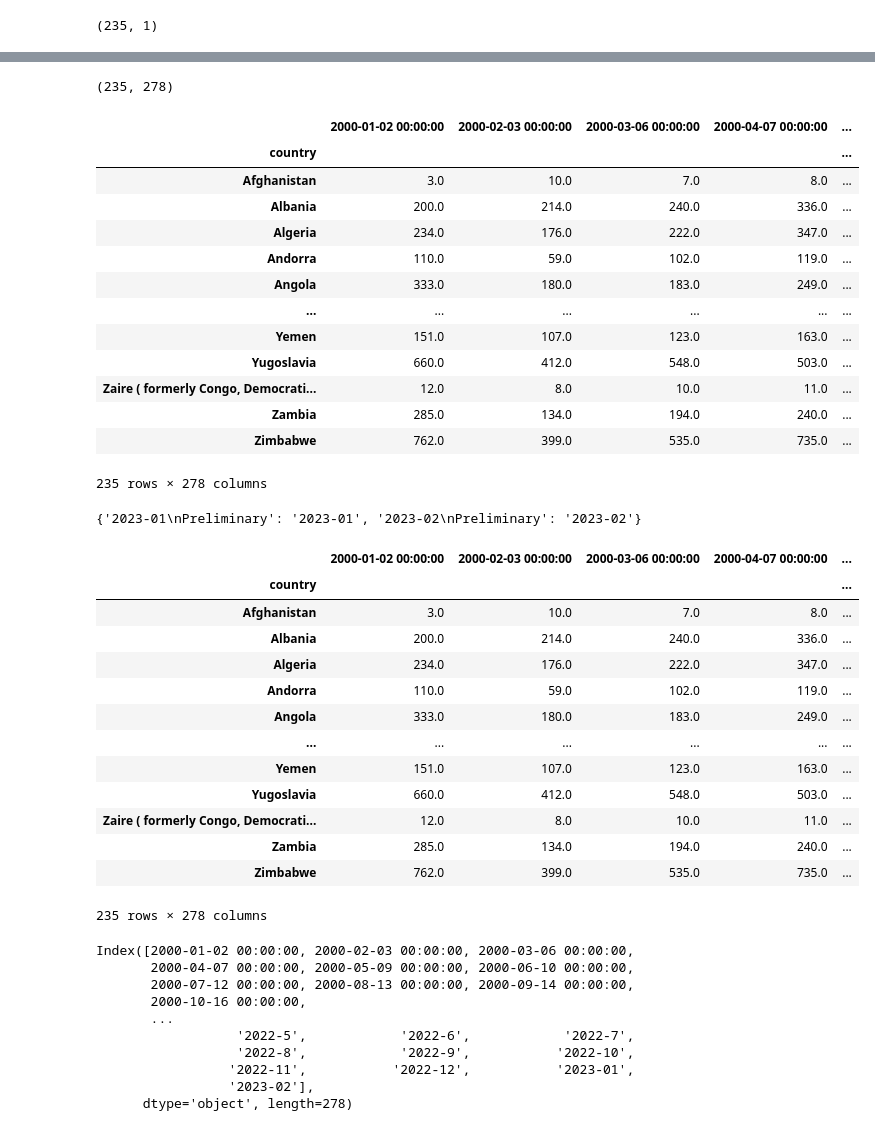
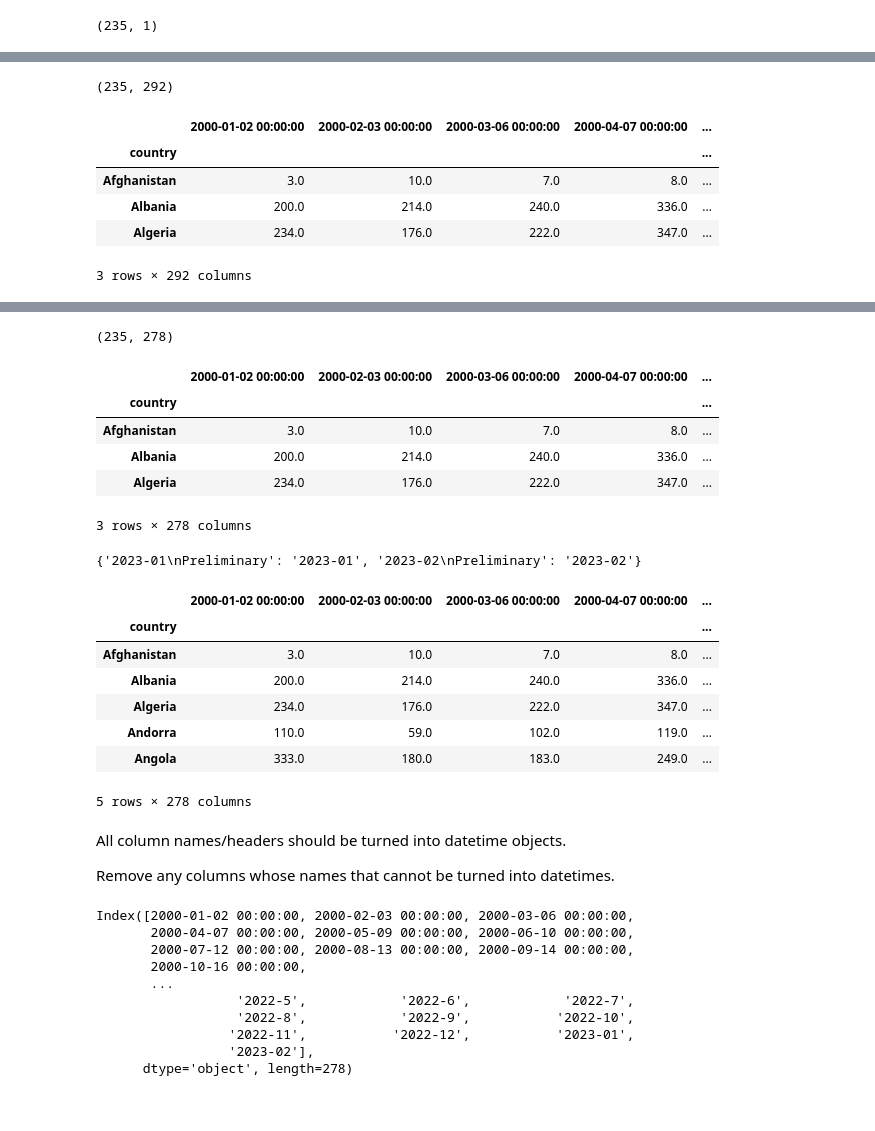
Before and after one commit to lalitpandey02/PythonNotebooks, a Jupyter notebook: BW_12_Tourism.ipynb, the cells around one changed output, grey strips where cells are left out. Cells and saved outputs as stored; diff of their text form; code cells hidden in the pictures.

```diff
--- a/BW_12_Tourism.ipynb
+++ b/BW_12_Tourism.ipynb
@@ -113 +108,12 @@ travel_df
+# %%
+print(travel_df.shape)
+# travel_df.head(3)
+# %% [output]
+(235, 292)
+|  | 2000-01-02 00:00:00 | 2000-02-03 00:00:00 | 2000-03-06 00:00:00 | 2000-04-07 00:00:00 | ... |
+| country |  |  |  |  | ... |
+| Afghanistan | 3.0 | 10.0 | 7.0 | 8.0 | ... |
+| Albania | 200.0 | 214.0 | 240.0 | 336.0 | ... |
+| Algeria | 234.0 | 176.0 | 222.0 | 347.0 | ... |
+3 rows × 292 columns
 # %%
@@ -131,21 +139,13 @@ travel_df
 travel_df = travel_df.drop([col for col in travel_df.columns if str(col).startswith("Unnamed")], axis = 1)
 # %%
 print(travel_df.shape)
-travel_df
+travel_df.head(3)
 # %% [output]
 (235, 278)
 |  | 2000-01-02 00:00:00 | 2000-02-03 00:00:00 | 2000-03-06 00:00:00 | 2000-04-07 00:00:00 | ... |
 | country |  |  |  |  | ... |
 | Afghanistan | 3.0 | 10.0 | 7.0 | 8.0 | ... |
 | Albania | 200.0 | 214.0 | 240.0 | 336.0 | ... |
 | Algeria | 234.0 | 176.0 | 222.0 | 347.0 | ... |
-| Andorra | 110.0 | 59.0 | 102.0 | 119.0 | ... |
-| Angola | 333.0 | 180.0 | 183.0 | 249.0 | ... |
-| ... | ... | ... | ... | ... | ... |
-| Yemen | 151.0 | 107.0 | 123.0 | 163.0 | ... |
-| Yugoslavia | 660.0 | 412.0 | 548.0 | 503.0 | ... |
-| Zaire ( formerly Congo, Democrati... | 12.0 | 8.0 | 10.0 | 11.0 | ... |
-| Zambia | 285.0 | 134.0 | 194.0 | 240.0 | ... |
-| Zimbabwe | 762.0 | 399.0 | 535.0 | 735.0 | ... |
-235 rows × 278 columns
+3 rows × 278 columns
 # %%
@@ -155,7 +157,7 @@ travel_df
 # %%
 travel_df = travel_df.rename(columns={col : col.replace("\nPreliminary","") for col in travel_df.columns if str(col).endswith("Preliminary")})
 # %%
-travel_df
+travel_df.head()
 # %% [output]
 |  | 2000-01-02 00:00:00 | 2000-02-03 00:00:00 | 2000-03-06 00:00:00 | 2000-04-07 00:00:00 | ... |
 | country |  |  |  |  | ... |
@@ -164,13 +166,11 @@ travel_df
 | Algeria | 234.0 | 176.0 | 222.0 | 347.0 | ... |
 | Andorra | 110.0 | 59.0 | 102.0 | 119.0 | ... |
 | Angola | 333.0 | 180.0 | 183.0 | 249.0 | ... |
-| ... | ... | ... | ... | ... | ... |
-| Yemen | 151.0 | 107.0 | 123.0 | 163.0 | ... |
-| Yugoslavia | 660.0 | 412.0 | 548.0 | 503.0 | ... |
-| Zaire ( formerly Congo, Democrati... | 12.0 | 8.0 | 10.0 | 11.0 | ... |
-| Zambia | 285.0 | 134.0 | 194.0 | 240.0 | ... |
-| Zimbabwe | 762.0 | 399.0 | 535.0 | 735.0 | ... |
-235 rows × 278 columns
+5 rows × 278 columns
+# %% [markdown]
+All column names/headers should be turned into datetime objects.
+
+Remove any columns whose names that cannot be turned into datetimes.
 # %%
 travel_df.columns
 # %% [output]
```
Also changed, not shown: parts of 31 cells of this notebook.
